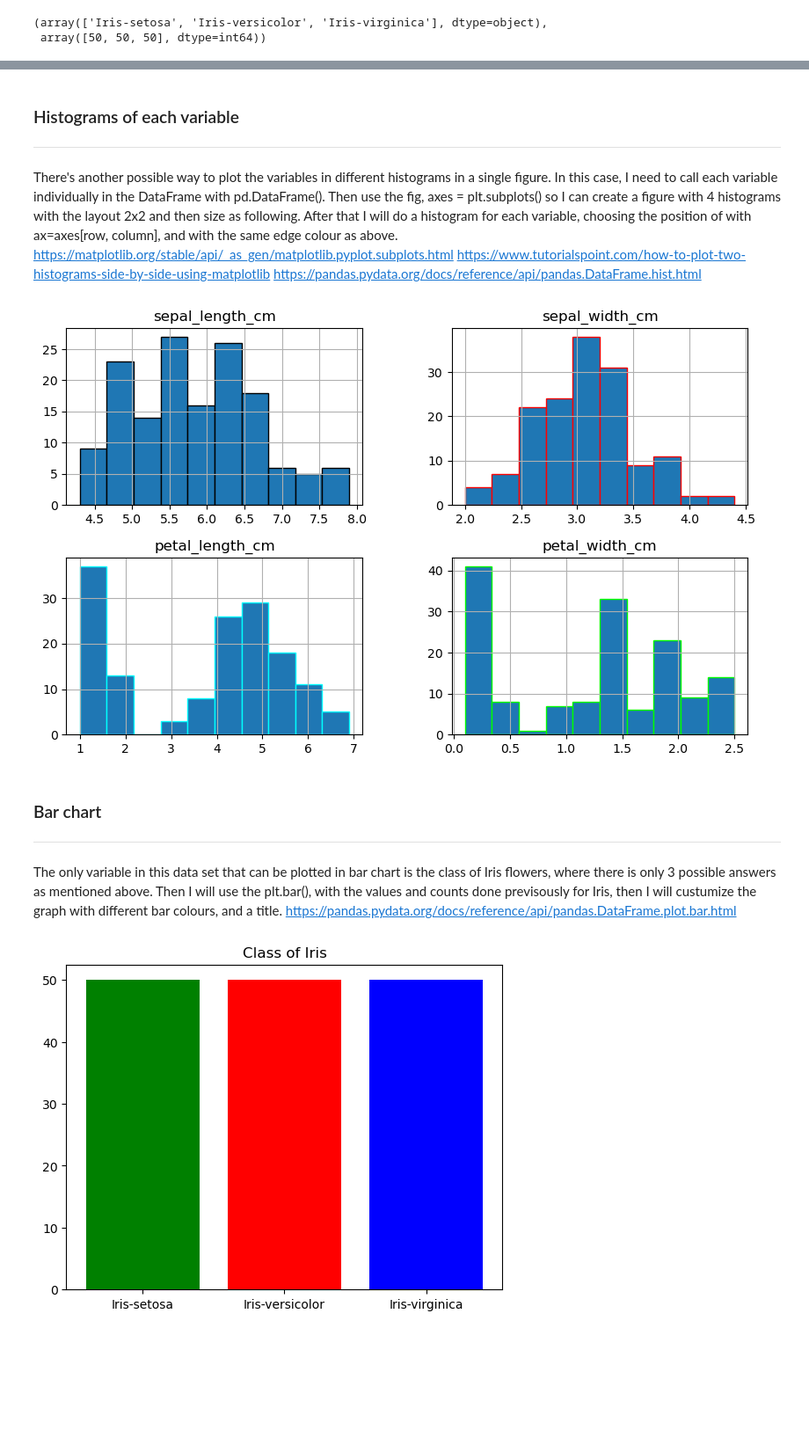
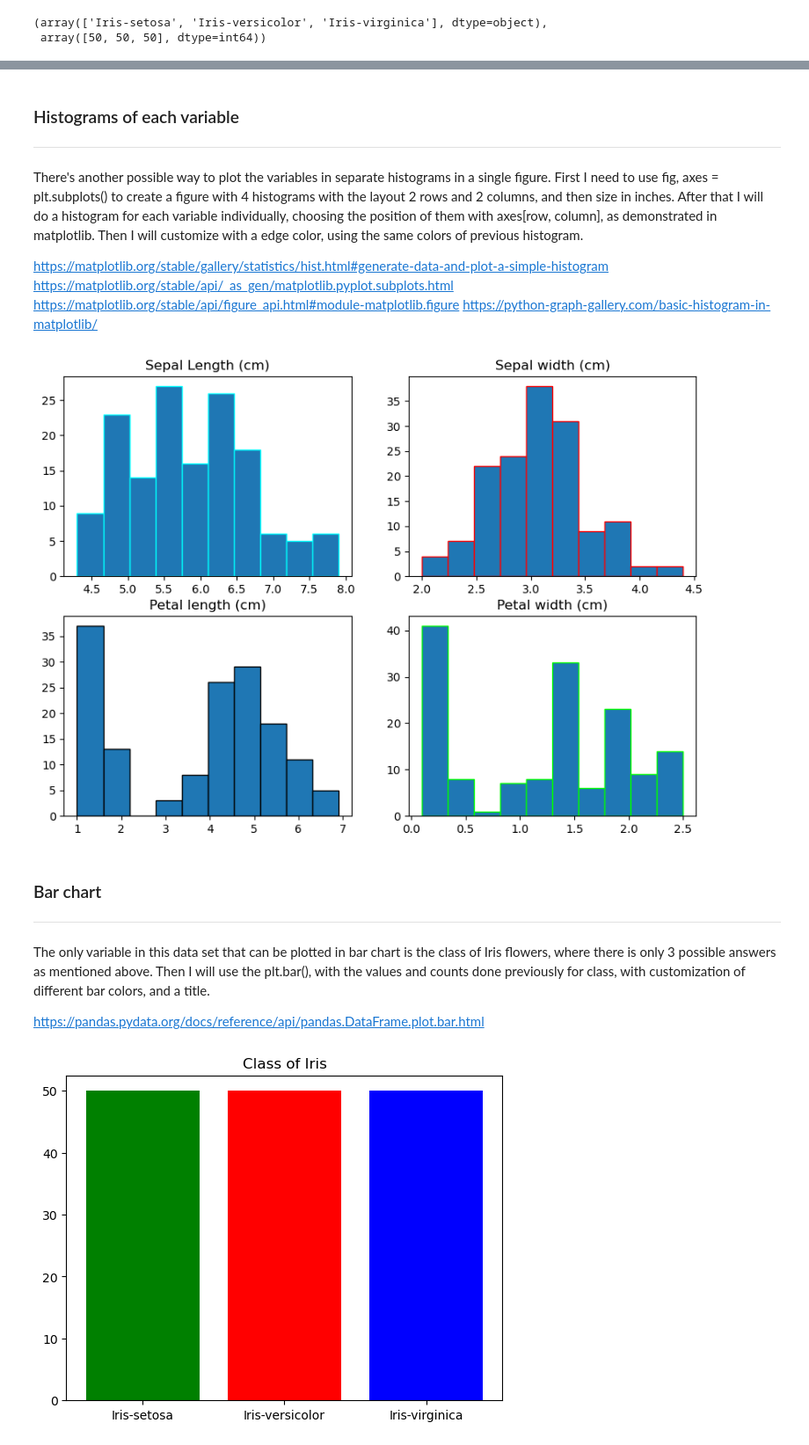
Before and after one commit to FatimaBOliveira/pands-project, a Jupyter notebook: iris.ipynb, the cells around one changed output, grey strips where cells are left out. Shown at 88% size. Saved outputs shown, nothing was run; the diff lists cells and outputs as text; code cells hidden in the pictures; blank space fills up the shorter version.

Commit message:
Updated notebook and python. Text and plots.

```diff
--- a/iris.ipynb
+++ b/iris.ipynb
@@ -151,30 +153,33 @@ plt.show()
 # %% [markdown]
 ### Histograms of each variable
 ***
-There's another possible way to plot the variables in different histograms in a single figure. In this case, I need to call each variable individually in the DataFrame with pd.DataFrame(). Then use the fig, axes = plt.subplots() so I can create a figure with 4 histograms with the layout 2x2 and then size as following. After that I will do a histogram for each variable, choosing the position of with ax=axes[row, column], and with the same edge colour as above.
+There's another possible way to plot the variables in separate histograms in a single figure. First I need to use fig, axes = plt.subplots() to create a figure with 4 histograms with the layout 2 rows and 2 columns, and then size in inches. After that I will do a histogram for each variable individually, choosing the position of them with axes[row, column], as demonstrated in matplotlib. Then I will customize with a edge color, using the same colors of previous histogram.
+
+https://matplotlib.org/stable/gallery/statistics/hist.html#generate-data-and-plot-a-simple-histogram
 https://matplotlib.org/stable/api/_as_gen/matplotlib.pyplot.subplots.html
-https://www.tutorialspoint.com/how-to-plot-two-histograms-side-by-side-using-matplotlib
-https://pandas.pydata.org/docs/reference/api/pandas.DataFrame.hist.html
+https://matplotlib.org/stable/api/figure_api.html#module-matplotlib.figure
+https://python-graph-gallery.com/basic-histogram-in-matplotlib/
 # %%
-df1 = pd.DataFrame(slen)
-df2 = pd.DataFrame(swid)
-df3 = pd.DataFrame(plen)
-df4 = pd.DataFrame(pwid)
+fig, axes = plt.subplots(2,2, figsize=(10, 7))
 
-fig, axes = plt.subplots(2,2, figsize=(10, 6))
+axes[0, 0].hist(slen, edgecolor = "cyan")
+axes[0, 0].set_title("Sepal Length (cm)")
+axes[0, 1].hist(swid, edgecolor = "red")
+axes[0, 1].set_title("Sepal width (cm)")
+axes[1, 0].hist(plen, edgecolor = "black")
+axes[1, 0].set_title("Petal length (cm)")
+axes[1, 1].hist(pwid, edgecolor = "lime")
+axes[1, 1].set_title("Petal width (cm)")
 
-df1.hist(ax=axes[0, 0], edgecolor = "black")
-df2.hist(ax=axes[0, 1], edgecolor = "red")
-df3.hist(ax=axes[1, 0], edgecolor = "cyan")
-df4.hist(ax=axes[1, 1], edgecolor = "lime")
 #plt.savefig("Histograms of each variable.png")
 plt.show()
 # %% [output]
-[figure, old version]
+[figure, new version]
 # %% [markdown]
 ### Bar chart
 ***
-The only variable in this data set that can be plotted in bar chart is the class of Iris flowers, where there is only 3 possible answers as mentioned above. Then I will use the plt.bar(), with the values and counts done previsously for Iris, then I will custumize the graph with different bar colours, and a title.
+The only variable in this data set that can be plotted in bar chart is the class of Iris flowers, where there is only 3 possible answers as mentioned above. Then I will use the plt.bar(), with the values and counts done previously for class, with customization of different bar colors, and a title.
+
 https://pandas.pydata.org/docs/reference/api/pandas.DataFrame.plot.bar.html
 # %%
 plt.bar(values2, counts2, color=["green", "red","blue"])
```
Also changed, not shown: parts of 13 cells of this notebook, 1 other file.
